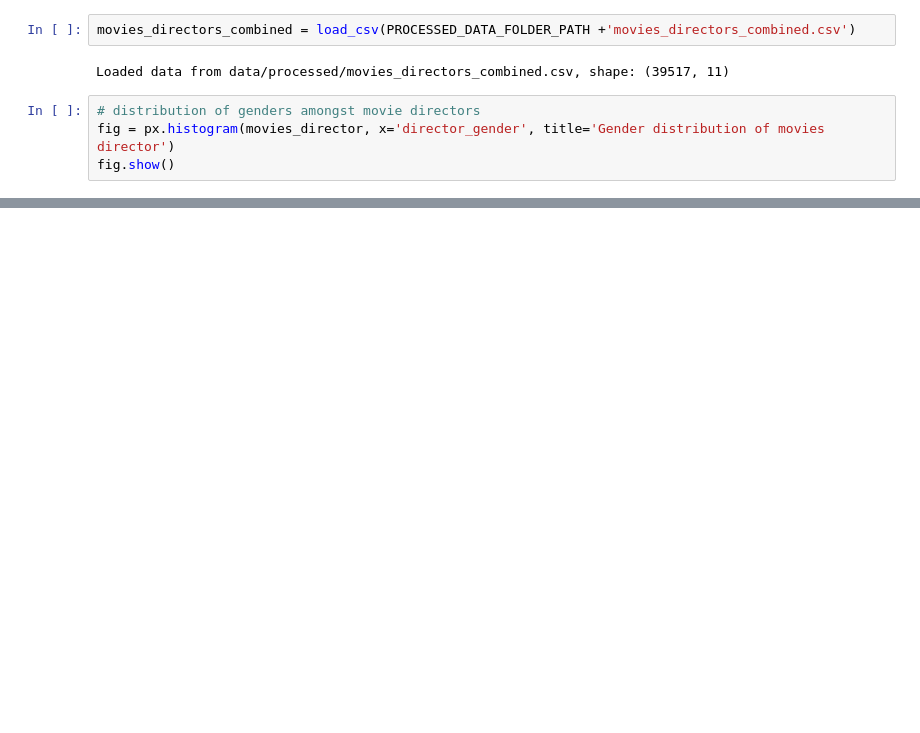
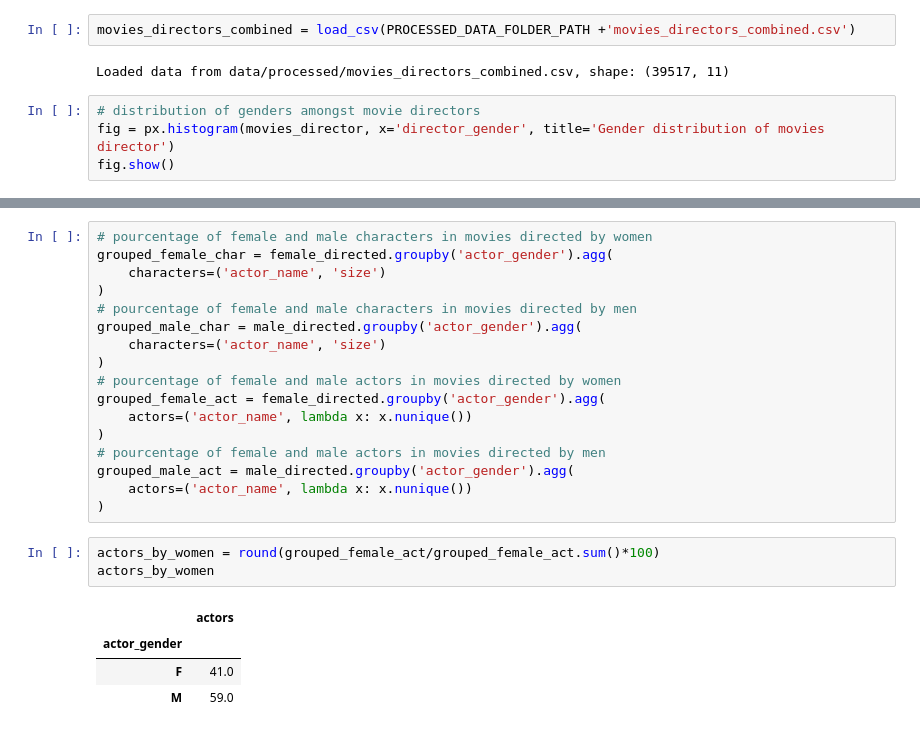
Before and after one commit to epfl-ada/ada-2024-project-adapocalypse, a Jupyter notebook: results.ipynb, the cells around one changed output, grey strips where cells are left out. Saved outputs shown, nothing was run; the diff lists cells and outputs as text; blank space fills up the shorter version.

```diff
--- a/results.ipynb
+++ b/results.ipynb
@@ -570,0 +621,25 @@ fig.show()
+# %%
+# pourcentage of female and male characters in movies directed by women
+grouped_female_char = female_directed.groupby('actor_gender').agg(
+    characters=('actor_name', 'size')
+)
+# pourcentage of female and male characters in movies directed by men
+grouped_male_char = male_directed.groupby('actor_gender').agg(
+    characters=('actor_name', 'size')
+)
+# pourcentage of female and male actors in movies directed by women
+grouped_female_act = female_directed.groupby('actor_gender').agg(
+    actors=('actor_name', lambda x: x.nunique())
+)
+# pourcentage of female and male actors in movies directed by men
+grouped_male_act = male_directed.groupby('actor_gender').agg(
+    actors=('actor_name', lambda x: x.nunique())
+)
+# %%
+actors_by_women = round(grouped_female_act/grouped_female_act.sum()*100)
+actors_by_women
+# %% [output]
+|  | actors |
+| actor_gender |  |
+| F | 41.0 |
+| M | 59.0 |
```
Also changed, not shown: parts of 25 cells of this notebook.
